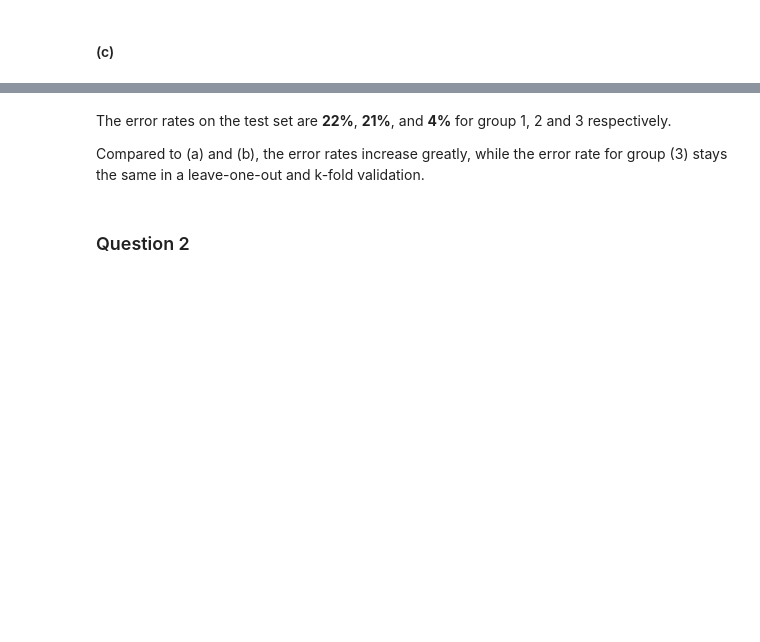
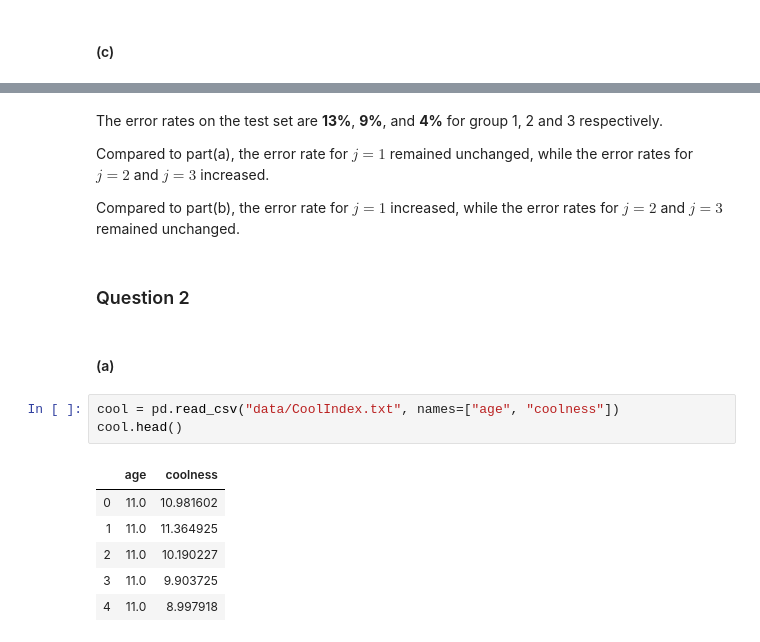
Before and after one commit to linghui-wu/persp-model-econ_w20, a Jupyter notebook: ProblemSets/PS7/PS7_solutions.ipynb, the cells around one changed output, grey strips where cells are left out. Cells and saved outputs as stored; diff of their text form; blank space fills up the shorter version.

```diff
--- a/ProblemSets/PS7/PS7_solutions.ipynb
+++ b/ProblemSets/PS7/PS7_solutions.ipynb
@@ -195,6 +195,20 @@ weighted avg       0.83      0.83      0.83       176
 # %% [markdown]
-The error rates on the test set are **22%**, **21%**, and **4%** for group 1, 2 and 3 respectively.
+The error rates on the test set are **13%**, **9%**, and **4%** for group 1, 2 and 3 respectively.
 
-Compared to (a) and (b), the error rates increase greatly, while the error rate for group (3) stays the same in a leave-one-out and k-fold validation.
+Compared to part(a), the error rate for $j=1$ remained unchanged, while the error rates for $j=2$ and $j=3$ increased.
+
+Compared to part(b), the error rate for $j=1$ increased, while the error rates for $j=2$ and $j=3$ remained unchanged.
 # %% [markdown]
 ### Question 2
+# %% [markdown]
+#### (a)
+# %%
+cool = pd.read_csv("data/CoolIndex.txt", names=["age", "coolness"])
+cool.head()
+# %% [output]
+|  | age | coolness |
+| 0 | 11.0 | 10.981602 |
+| 1 | 11.0 | 11.364925 |
+| 2 | 11.0 | 10.190227 |
+| 3 | 11.0 | 9.903725 |
+| 4 | 11.0 | 8.997918 |
```
Also changed, not shown: parts of 20 cells of this notebook, 1 other file.
